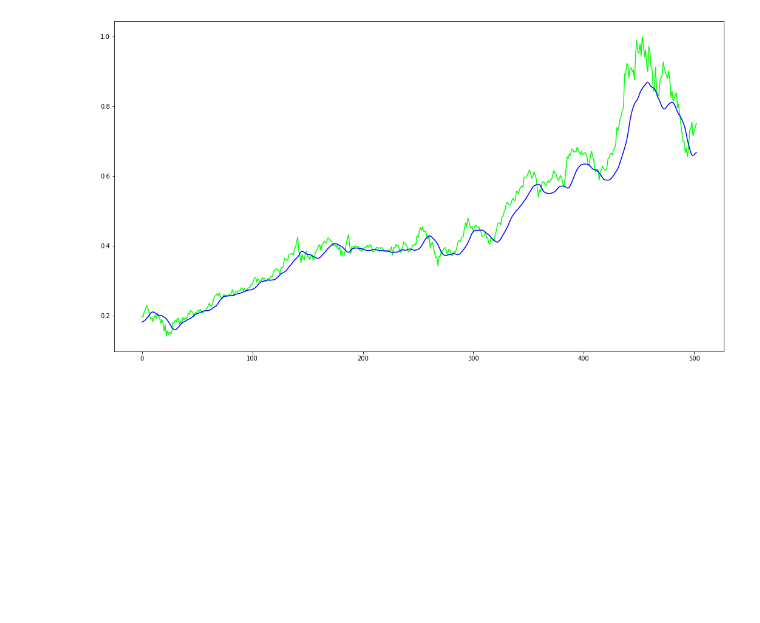
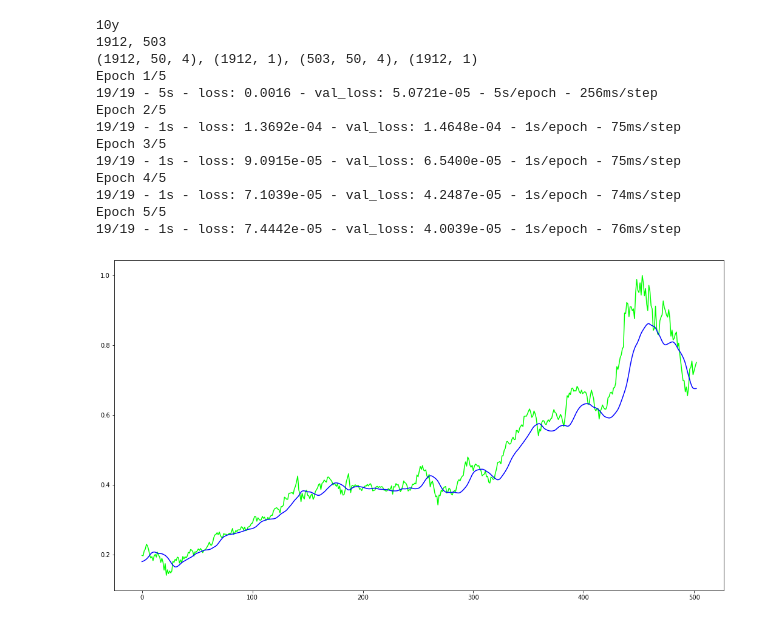
Before and after one commit to medhavempati/DeepLearning, a Jupyter notebook: stock_price_predictor.ipynb, the cells around one changed output. Cells and saved outputs as stored; diff of their text form; code cells hidden in the pictures; blank space fills up the shorter version.

Commit message:
code cleanup + consolidate

```diff
--- a/stock_price_predictor.ipynb
+++ b/stock_price_predictor.ipynb
@@ -239,6 +125,0 @@ model.compile(loss='mean_squared_error', optimizer='adam')
-# %%
-model.fit(
-    train_inputs,
-    train_outputs,
-    epochs=1,
-    validation_split=0.05)
@@ -248,2 +125,0 @@ model.fit(
-# %%
-predictions = model.predict(test_inputs)
@@ -313,4 +156,0 @@ predictions = model.predict(test_inputs, batch_size=100)
-# %%
-plot_predictions(predictions, test_outputs)
-# %% [output]
-[figure, removed]
@@ -316,0 +159,52 @@ plot_predictions(predictions, test_outputs)
+# %%
+def main_loop():
+
+    # Data Preparation
+    data = get_ticker_data('GOOGL', 10)
+    data = clean_data(data)
+    data = normalize_data(data, ['Open', 'High', 'Low', 'Close', 'Volume'])
+
+    X, y = prepare_sets(data)
+    train_in, train_out, test_in, test_out = split_data(X, y)
+
+    X_train, y_train = prepare_sequences(train_in, train_out)
+    X_test, y_test = prepare_sequences(test_in, test_out)
+
+    print(f'{len(X_train)}, {len(X_test)}')
+    print(f'{X_train.shape}, {y_train.shape}, {X_test.shape}, {y_train.shape}')
+
+    # Model
+    model = lstm_updated(train_inputs.shape[-1], train_inputs.shape[-2])
+    model.compile(loss='mean_squared_error', optimizer='adam')
+
+    # Train
+    model.fit(
+        train_inputs,
+        train_outputs,
+        batch_size=100,
+        epochs=5,
+        verbose=2,
+        validation_split=0.05)
+
+    # Predict
+    predictions = model.predict(test_inputs, batch_size=100)
+
+    # Plot
+    plot_predictions(predictions, test_outputs)
+# %%
+main_loop()
+# %% [output]
+10y
+1912, 503
+(1912, 50, 4), (1912, 1), (503, 50, 4), (1912, 1)
+Epoch 1/5
+19/19 - 5s - loss: 0.0016 - val_loss: 5.0721e-05 - 5s/epoch - 256ms/step
+Epoch 2/5
+19/19 - 1s - loss: 1.3692e-04 - val_loss: 1.4648e-04 - 1s/epoch - 75ms/step
+Epoch 3/5
+19/19 - 1s - loss: 9.0915e-05 - val_loss: 6.5400e-05 - 1s/epoch - 75ms/step
+Epoch 4/5
+19/19 - 1s - loss: 7.1039e-05 - val_loss: 4.2487e-05 - 1s/epoch - 74ms/step
+Epoch 5/5
+19/19 - 1s - loss: 7.4442e-05 - val_loss: 4.0039e-05 - 1s/epoch - 76ms/step
+[figure, added]
```
Also changed, not shown: parts of 38 cells of this notebook, 2 other files.
